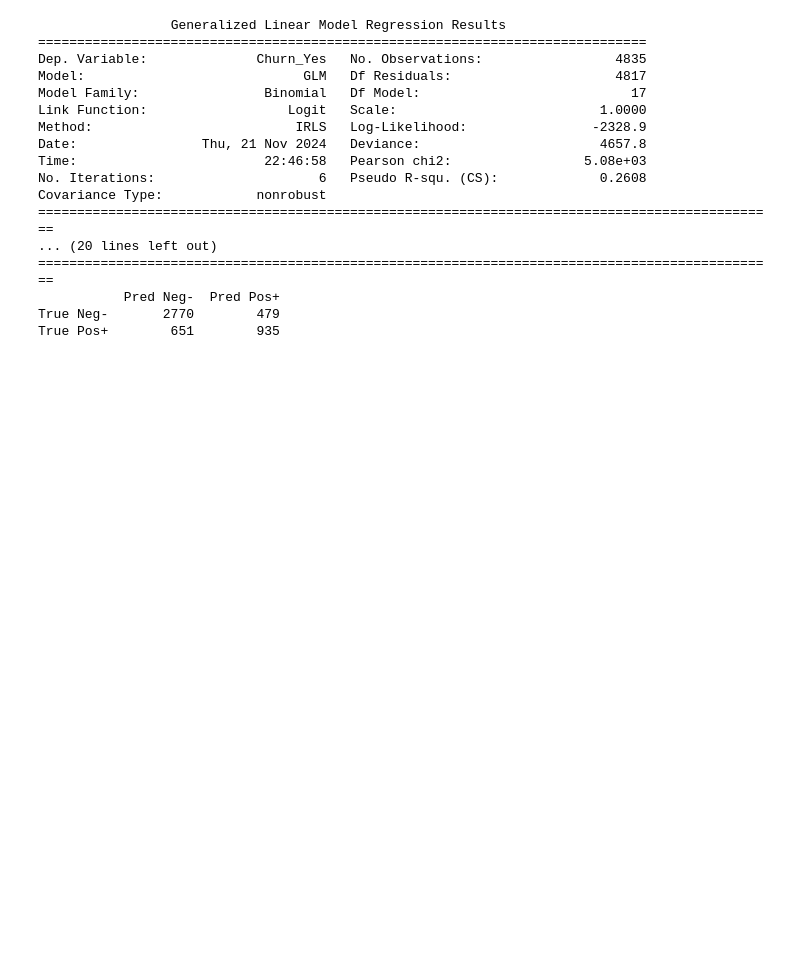
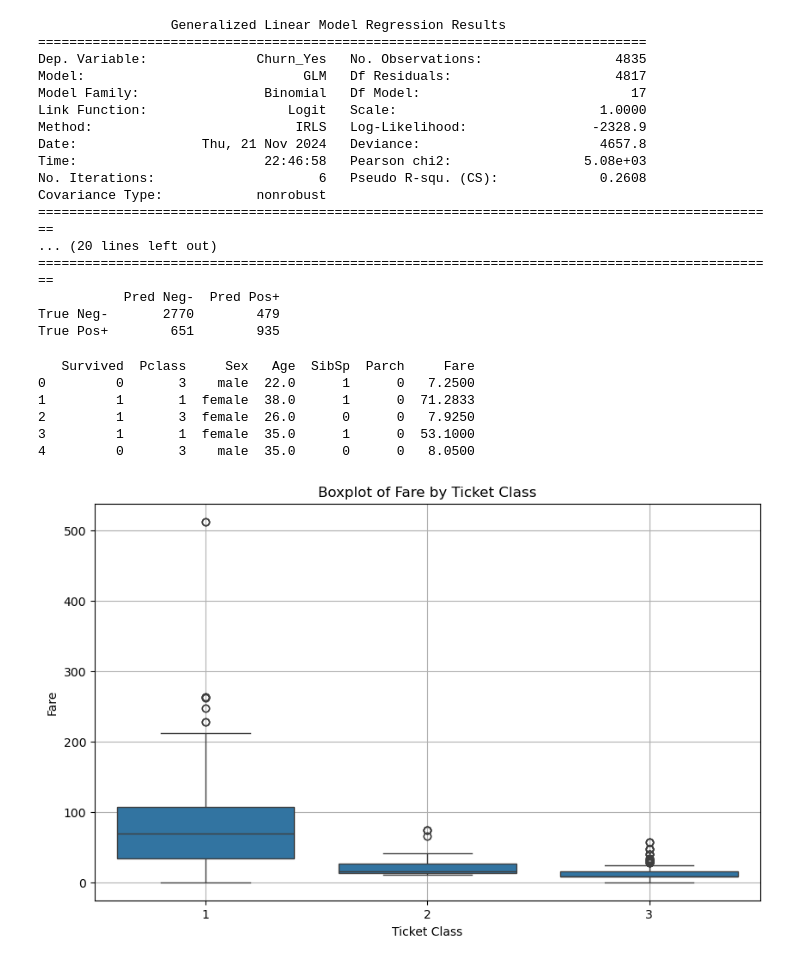
Before and after one commit to TheDG/applied-regression, a Jupyter notebook: homework5+7/homework5+7.ipynb, the cells around one changed output. Cells and saved outputs as stored; diff of their text form; code cells hidden in the pictures; blank space fills up the shorter version.

Commit message:
HW 5+7 prob 2

```diff
--- a/homework5+7/homework5+7.ipynb
+++ b/homework5+7/homework5+7.ipynb
@@ -171,3 +171,31 @@ plt.ylabel('Loss (FN + FP)')
 plt.title('Loss with Respect to Threshold')
 plt.grid(True)
 plt.show()
+# %%
+# Prob 2-a
+import pandas as pd
+import seaborn as sns
+import matplotlib.pyplot as plt
+
+# Load the Titanic dataset
+titanic = pd.read_csv('titanic-1.csv')
+
+# Display the first few rows of the dataset
+print(titanic.head())
+
+# Create a boxplot of Fare grouped by Pclass
+plt.figure(figsize=(10, 6))
+sns.boxplot(x='Pclass', y='Fare', data=titanic)
+plt.xlabel('Ticket Class')
+plt.ylabel('Fare')
+plt.title('Boxplot of Fare by Ticket Class')
+plt.grid(True)
+plt.show()
+# %% [output]
+   Survived  Pclass     Sex   Age  SibSp  Parch     Fare
+0         0       3    male  22.0      1      0   7.2500
+1         1       1  female  38.0      1      0  71.2833
+2         1       3  female  26.0      0      0   7.9250
+3         1       1  female  35.0      1      0  53.1000
+4         0       3    male  35.0      0      0   8.0500
+[figure, added]
```
Also changed, not shown: parts of 6 cells of this notebook, 1 other file.
